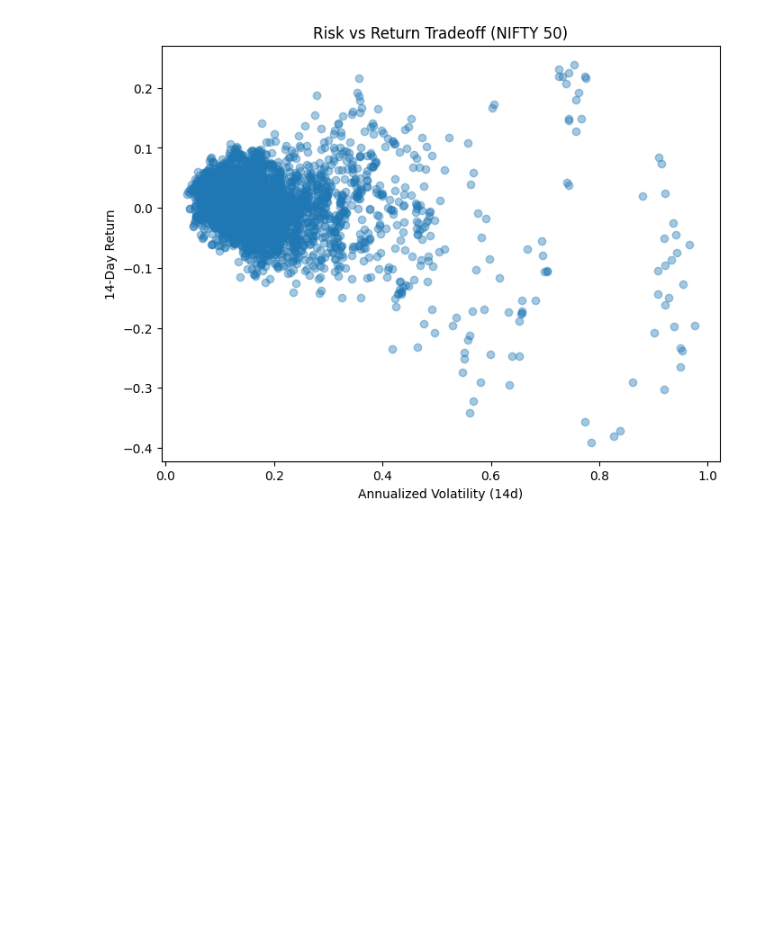
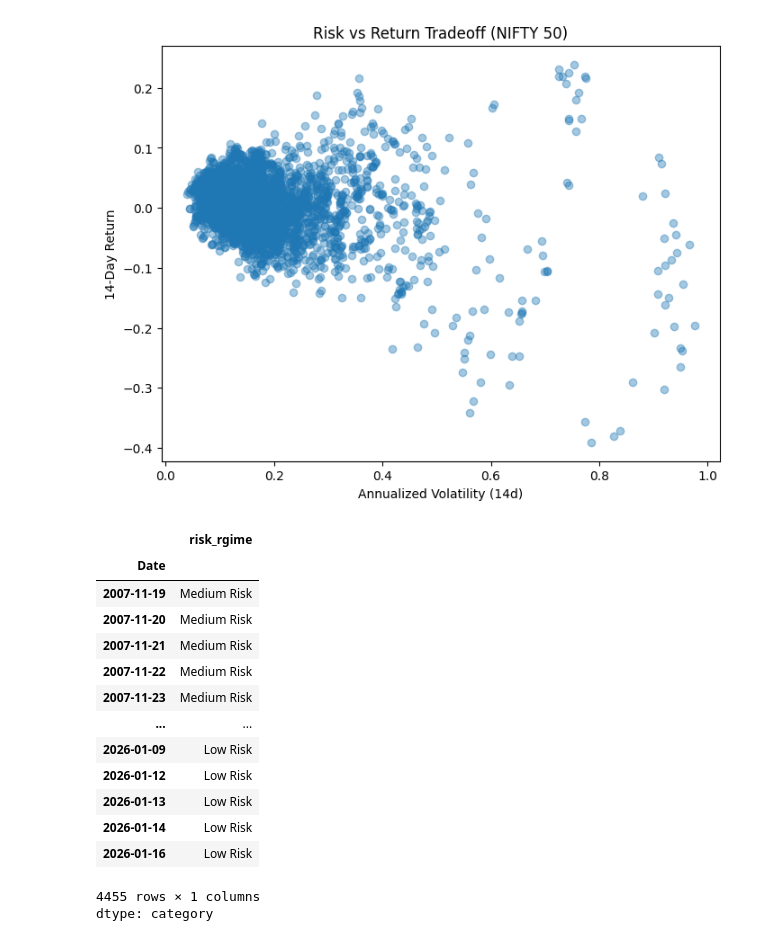
Before and after one commit to swayangshreesamal/volatility-risk-forecasting, a Jupyter notebook: 02_volatility_risk_metrics.ipynb, the cells around one changed output. Cells and saved outputs as stored; diff of their text form; code cells hidden in the pictures; blank space fills up the shorter version.

```diff
--- a/02_volatility_risk_metrics.ipynb
+++ b/02_volatility_risk_metrics.ipynb
@@ -111,3 +112,26 @@ plt.title("Risk vs Return Tradeoff (NIFTY 50)")
 plt.show()
 # %% [output]
 [figure]
+# %%
+df['risk_rgime'] = pd.cut(
+    df['vol_14d_annualized'],
+    bins=[0,0.15,0.35,1.0],
+    labels=['Low Risk','Medium Risk','High Risk']
+)
+df['risk_rgime']
+# %% [output]
+|  | risk_rgime |
+| Date |  |
+| 2007-11-19 | Medium Risk |
+| 2007-11-20 | Medium Risk |
+| 2007-11-21 | Medium Risk |
+| 2007-11-22 | Medium Risk |
+| 2007-11-23 | Medium Risk |
+| ... | ... |
+| 2026-01-09 | Low Risk |
+| 2026-01-12 | Low Risk |
+| 2026-01-13 | Low Risk |
+| 2026-01-14 | Low Risk |
+| 2026-01-16 | Low Risk |
+4455 rows × 1 columns
+dtype: category
```
Also changed, not shown: parts of 8 cells of this notebook.
